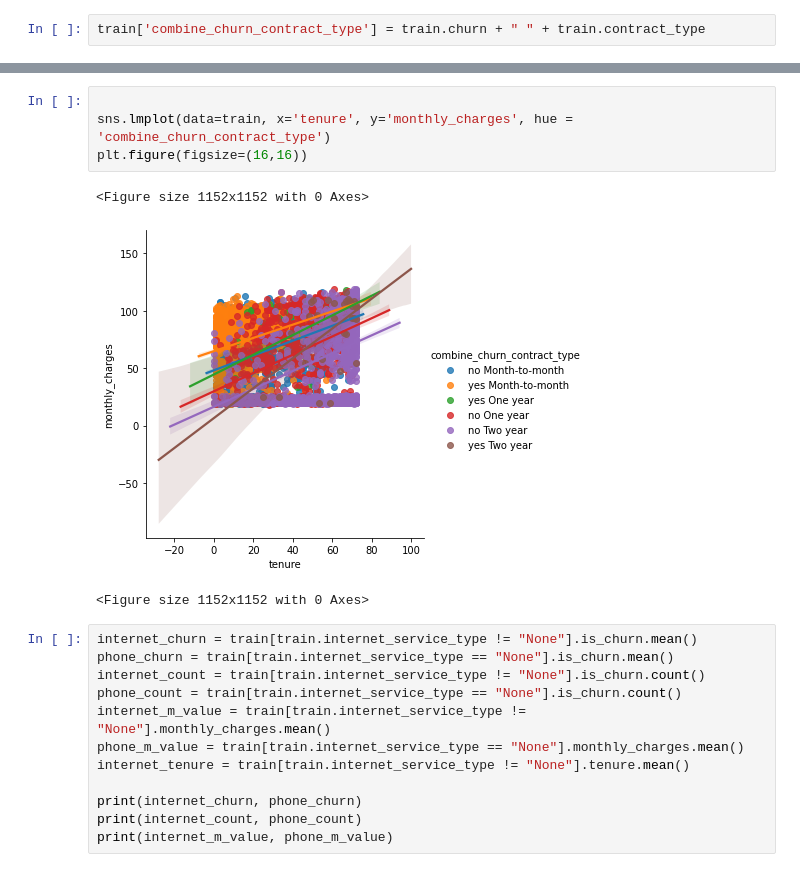
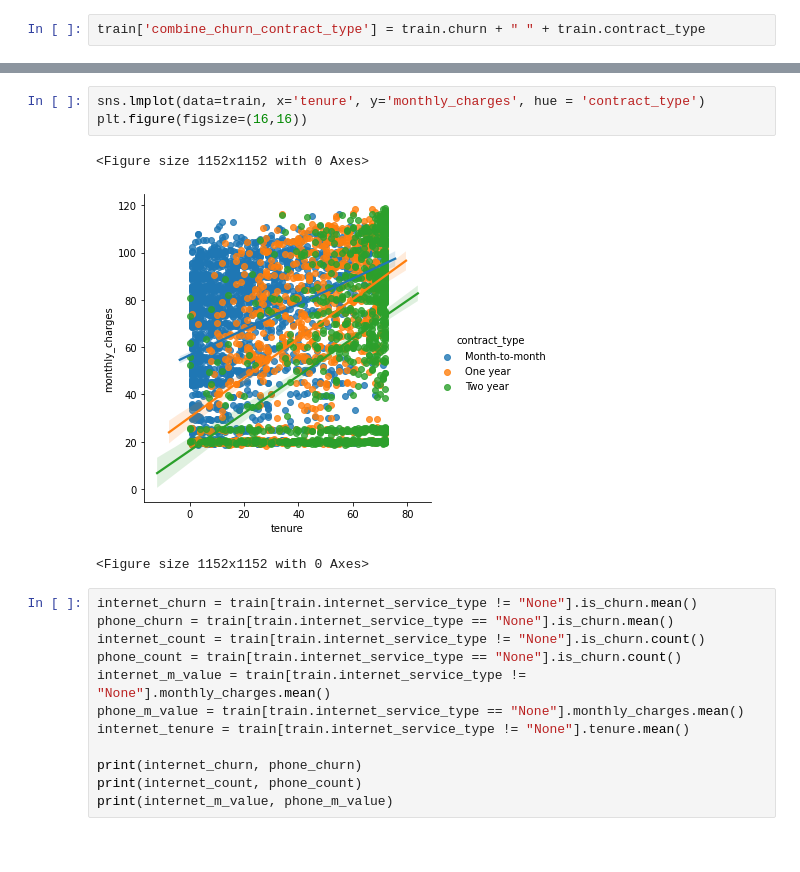
Before and after one commit to Rooster-Warrior/analyzing-customer-churn, a Jupyter notebook: Noah_working_notebook.ipynb, the cells around one changed output, grey strips where cells are left out. Drawn from its saved outputs; the diff is of its cells as text.

```diff
--- a/Noah_working_notebook.ipynb
+++ b/Noah_working_notebook.ipynb
@@ -358,12 +292,11 @@ sns.lmplot(data=train, x='tenure', y='monthly_charges', hue = 'churn')
 [figure]
 [figure]
 # %%
-
-sns.lmplot(data=train, x='tenure', y='monthly_charges', hue = 'combine_churn_contract_type')
+sns.lmplot(data=train, x='tenure', y='monthly_charges', hue = 'contract_type')
 plt.figure(figsize=(16,16))
 # %% [output]
 <Figure size 1152x1152 with 0 Axes>
-[figure, old version]
+[figure, new version]
 <Figure size 1152x1152 with 0 Axes>
 # %%
 internet_churn = train[train.internet_service_type != "None"].is_churn.mean()
```
Also changed, not shown: parts of 14 cells of this notebook.
